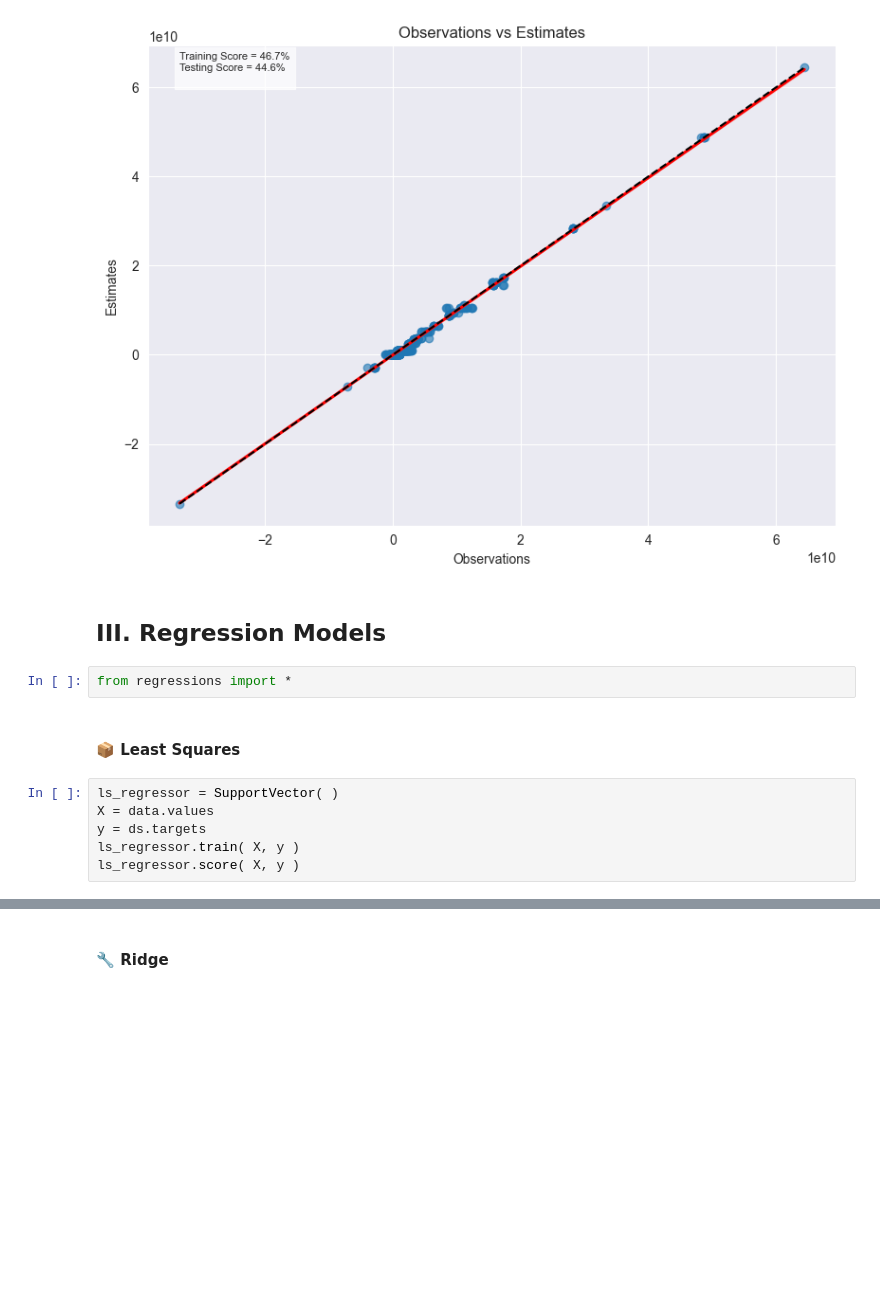
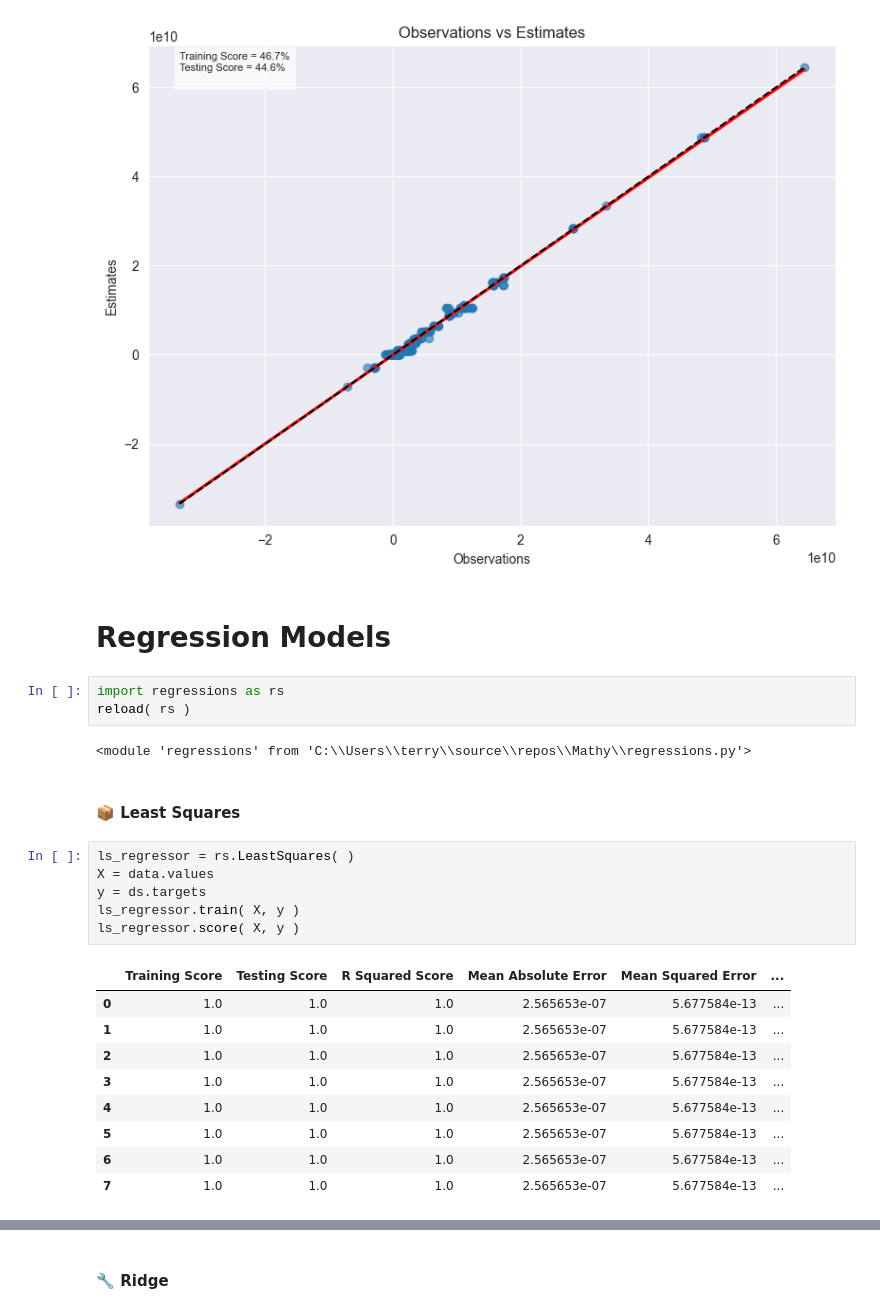
Before and after one commit to is-leeroy-jenkins/Mathy, a Jupyter notebook: ipynb/board.ipynb, the cells around one changed output, grey strips where cells are left out. Saved outputs shown, nothing was run; the diff lists cells and outputs as text; blank space fills up the shorter version.

```diff
--- a/ipynb/board.ipynb
+++ b/ipynb/board.ipynb
@@ -351,16 +350,29 @@ support.scatter_plot( X, y )
 # %% [output]
 [figure]
 # %% [markdown]
-## III. Regression Models
+# Regression Models
 # %%
-from regressions import *
+import regressions as rs
+reload( rs )
+# %% [output]
+<module 'regressions' from 'C:\\Users\\terry\\source\\repos\\Mathy\\regressions.py'>
 # %% [markdown]
 #### 📦 Least Squares
 # %%
-ls_regressor = SupportVector( )
+ls_regressor = rs.LeastSquares( )
 X = data.values
 y = ds.targets
 ls_regressor.train( X, y )
 ls_regressor.score( X, y )
+# %% [output]
+|  | Training Score | Testing Score | R Squared Score | Mean Absolute Error | Mean Squared Error | ... |
+| 0 | 1.0 | 1.0 | 1.0 | 2.565653e-07 | 5.677584e-13 | ... |
+| 1 | 1.0 | 1.0 | 1.0 | 2.565653e-07 | 5.677584e-13 | ... |
+| 2 | 1.0 | 1.0 | 1.0 | 2.565653e-07 | 5.677584e-13 | ... |
+| 3 | 1.0 | 1.0 | 1.0 | 2.565653e-07 | 5.677584e-13 | ... |
+| 4 | 1.0 | 1.0 | 1.0 | 2.565653e-07 | 5.677584e-13 | ... |
+| 5 | 1.0 | 1.0 | 1.0 | 2.565653e-07 | 5.677584e-13 | ... |
+| 6 | 1.0 | 1.0 | 1.0 | 2.565653e-07 | 5.677584e-13 | ... |
+| 7 | 1.0 | 1.0 | 1.0 | 2.565653e-07 | 5.677584e-13 | ... |
 # %%
 ls_regressor.scatter_plot( X, y )
```
Also changed, not shown: parts of 28 cells of this notebook, 3 other files.
